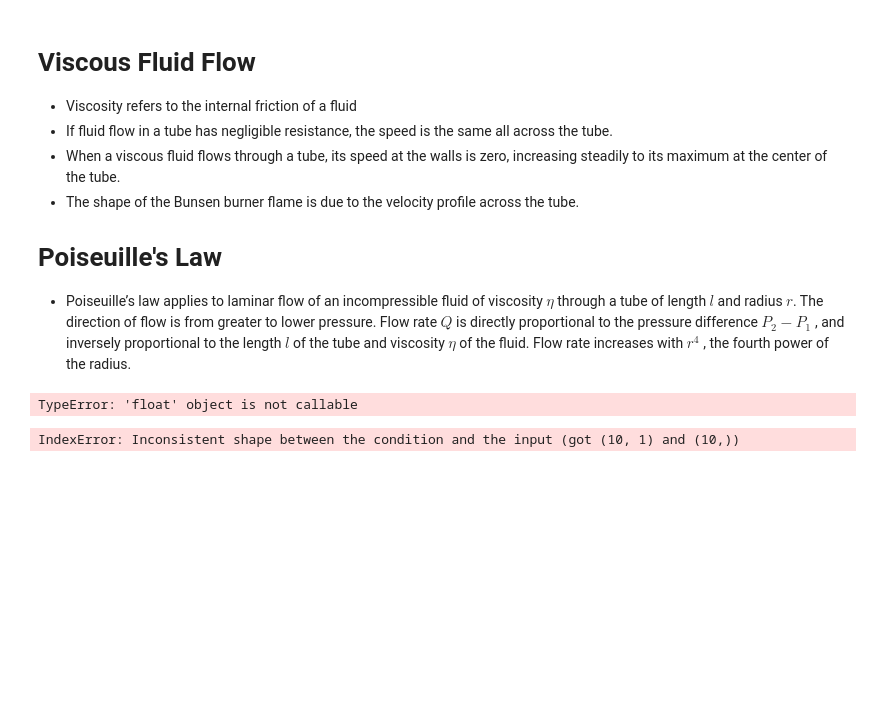
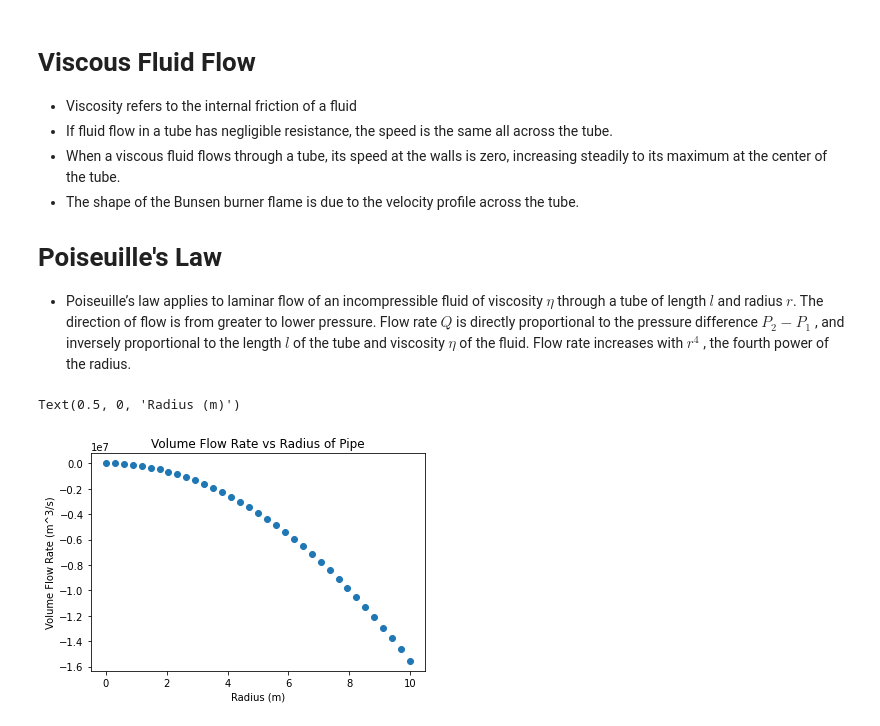
Before and after one commit to astrocardozo/IB-Physics, a Jupyter notebook: IB_Physics_2/Unit 1- Fluids/Guided Notes.ipynb, the cells around one changed output. Saved outputs shown, nothing was run; the diff lists cells and outputs as text; code cells hidden in the pictures; blank space fills up the shorter version.

Commit message:
Added Volume Flow Rate as a function of radius

```diff
--- a/IB_Physics_2/Unit 1- Fluids/Guided Notes.ipynb
+++ b/IB_Physics_2/Unit 1- Fluids/Guided Notes.ipynb
@@ -111,36 +111,21 @@ Text(33.0, 0.5, 'Depth (m) ')
 
 * Poiseuille’s law applies to laminar flow of an incompressible fluid of viscosity $\eta$ through a tube of length $l$ and radius $r$. The direction of flow is from greater to lower pressure. Flow rate $Q$ is directly proportional to the pressure difference $P_2 − P_1$ , and inversely proportional to the length $l$ of the tube and viscosity $\eta$ of the fluid. Flow rate increases with $r^4$ , the fourth power of the radius.
 # %%
-def Flow_Rate(r,R,P1,P2,eta,l):
-    V = ((P2-P1)/4*eta*l)(R**2-r**2)
-    return V
+def Q(r,P1,P2,eta,l):
+    Q = ((np.pi)*(r**2)*(P2-P1))/(8*eta*l)
+    return Q
 
-P1 = 1.01E5
-R = 10
-r = np.linspace(0,100,10)
+P2 = 1.01E5
+r = np.linspace(0,10,35)
 eta = 250E-3
-P2 = 2.0E5
+P1 = 2.0E5
 l = 1
-y = Flow_Rate(r,R,P1,P2,eta,l)
-plt.scatter(R,V)
-plt.xlabel('Height (m)')
-plt.ylabel('Pressure (Pa)')
+
+y = Q(r,P1,P2,eta,l)
+plt.scatter(r,y)
+plt.title('Volume Flow Rate vs Radius of Pipe')
+plt.ylabel('Volume Flow Rate (m^3/s)')
+plt.xlabel('Radius (m)')
 # %% [output]
-TypeError: 'float' object is not callable
+Text(0.5, 0, 'Radius (m)')
+[figure, added]
-# %%
-def Q(r,P1,P2,eta,l):
-    Q = ((np.pi)*(r**2)*(P2-P1))/(8*eta*l)
-    return Q
-
-P1 = 1.01E5
-r = np.linspace(0,100,10)
-eta = 250E-3
-P2 = 2.0E5
-l = 1
-
-z = Q(r,P1,P2,eta,l)
-ax = sb.heatmap(z)
-plt.xlabel('Range (m)')
-plt.ylabel('Depth (m) ')
-# %% [output]
-IndexError: Inconsistent shape between the condition and the input (got (10, 1) and (10,))
```
